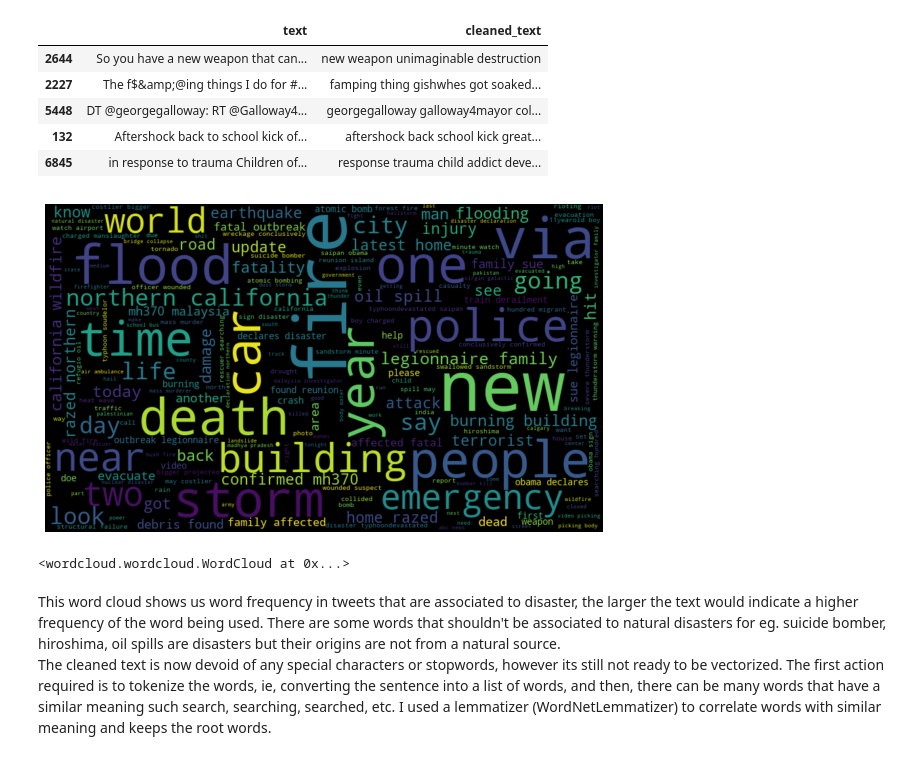
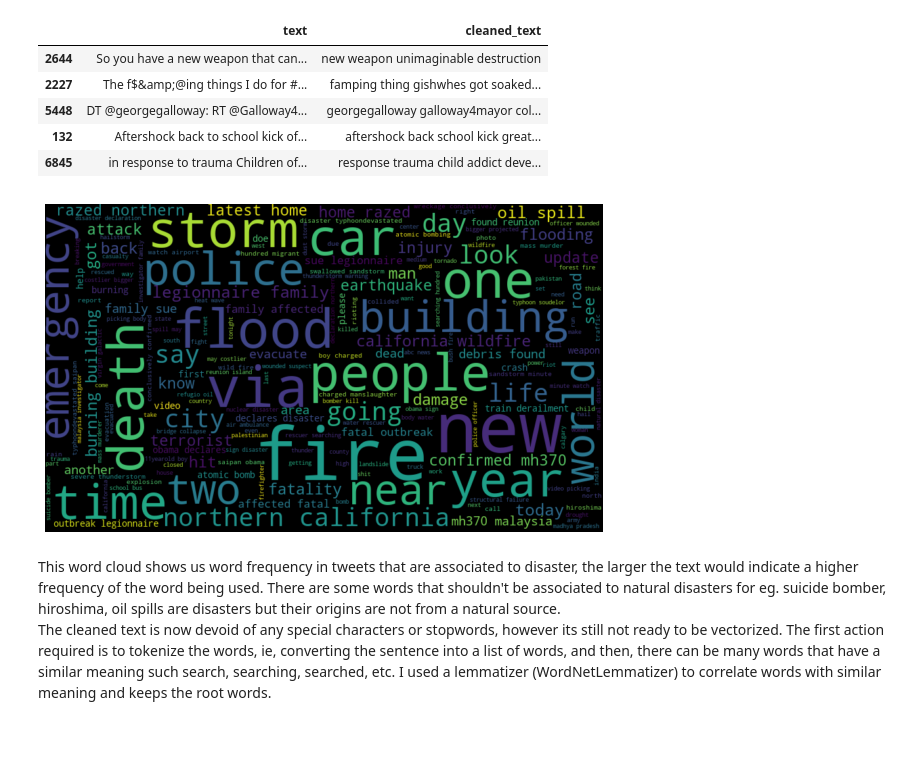
Before and after one commit to yepterence/Project-Cymopolea, a Jupyter notebook: text-processing.ipynb, the cells around one changed output. Cells and saved outputs as stored; diff of their text form; code cells hidden in the pictures.

```diff
--- a/text-processing.ipynb
+++ b/text-processing.ipynb
@@ -238,18 +239,17 @@ X_test.head()
 # %%
 # Apply cleaning function on raw text
 raw_['cleaned_text'] = cleaner(raw_['text'])
 
 # Generate word cloud for text labeled as disasters
 disaster_words = ' '.join(word for word in raw_['cleaned_text'][raw_['target']==1])
 wordcloud = WordCloud(width=850, height=500, max_font_size=110).generate(disaster_words)
 plt.figure(figsize=(10,7))
 plt.imshow(wordcloud, interpolation='bilinear')
 plt.axis('off')
 plt.show()
-wordcloud.to_file('images/disaster_wordcloud.jpg')
+# wordcloud.to_file('images/disaster_wordcloud.jpg')
 # %% [output]
-[figure, old version]
+[figure, new version]
-<wordcloud.wordcloud.WordCloud at 0x...>
 # %% [markdown]
 This word cloud shows us word frequency in tweets that are associated to disaster, the larger the text would indicate a higher frequency of the word being used. There are some words that shouldn't be associated to natural disasters for eg. suicide bomber, hiroshima, oil spills are disasters but their origins are not from a natural source.
 <br>
```
Also changed, not shown: parts of 17 cells of this notebook, 1 other file.
